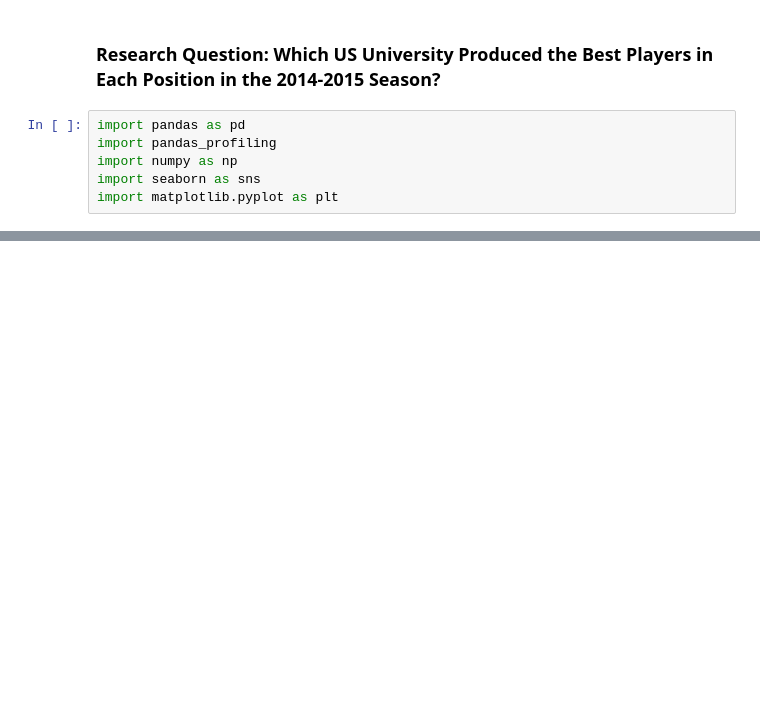
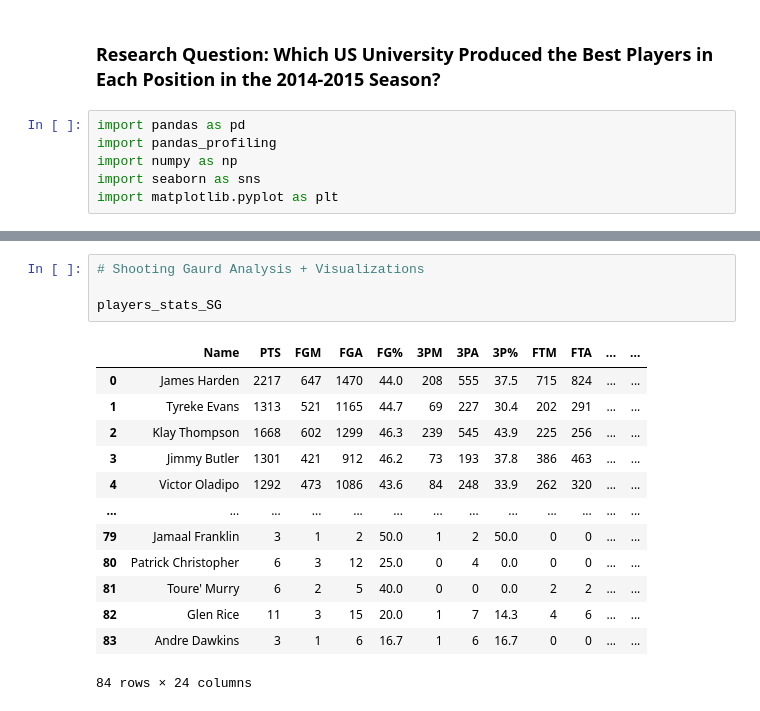
Before and after one commit to data301-2020-winter1/course-project-group_6008, a Jupyter notebook: analysis/Joint Analysis/nick_final_analysis.ipynb, the cells around one changed output, grey strips where cells are left out. Saved outputs shown, nothing was run; the diff lists cells and outputs as text; blank space fills up the shorter version.

```diff
--- a/analysis/Joint Analysis/nick_final_analysis.ipynb
+++ b/analysis/Joint Analysis/nick_final_analysis.ipynb
@@ -68,0 +94,18 @@ SyntaxError: unexpected EOF while parsing (<ipython-input-13-ad3ed51c296d>, line
+# %%
+# Shooting Gaurd Analysis + Visualizations
+
+players_stats_SG
+# %% [output]
+|  | Name | PTS | FGM | FGA | FG% | 3PM | 3PA | 3P% | FTM | FTA | ... | ... |
+| 0 | James Harden | 2217 | 647 | 1470 | 44.0 | 208 | 555 | 37.5 | 715 | 824 | ... | ... |
+| 1 | Tyreke Evans | 1313 | 521 | 1165 | 44.7 | 69 | 227 | 30.4 | 202 | 291 | ... | ... |
+| 2 | Klay Thompson | 1668 | 602 | 1299 | 46.3 | 239 | 545 | 43.9 | 225 | 256 | ... | ... |
+| 3 | Jimmy Butler | 1301 | 421 | 912 | 46.2 | 73 | 193 | 37.8 | 386 | 463 | ... | ... |
+| 4 | Victor Oladipo | 1292 | 473 | 1086 | 43.6 | 84 | 248 | 33.9 | 262 | 320 | ... | ... |
+| ... | ... | ... | ... | ... | ... | ... | ... | ... | ... | ... | ... | ... |
+| 79 | Jamaal Franklin | 3 | 1 | 2 | 50.0 | 1 | 2 | 50.0 | 0 | 0 | ... | ... |
+| 80 | Patrick Christopher | 6 | 3 | 12 | 25.0 | 0 | 4 | 0.0 | 0 | 0 | ... | ... |
+| 81 | Toure' Murry | 6 | 2 | 5 | 40.0 | 0 | 0 | 0.0 | 2 | 2 | ... | ... |
+| 82 | Glen Rice | 11 | 3 | 15 | 20.0 | 1 | 7 | 14.3 | 4 | 6 | ... | ... |
+| 83 | Andre Dawkins | 3 | 1 | 6 | 16.7 | 1 | 6 | 16.7 | 0 | 0 | ... | ... |
+84 rows × 24 columns
```
Also changed, not shown: parts of 9 cells of this notebook, 1 other file.
